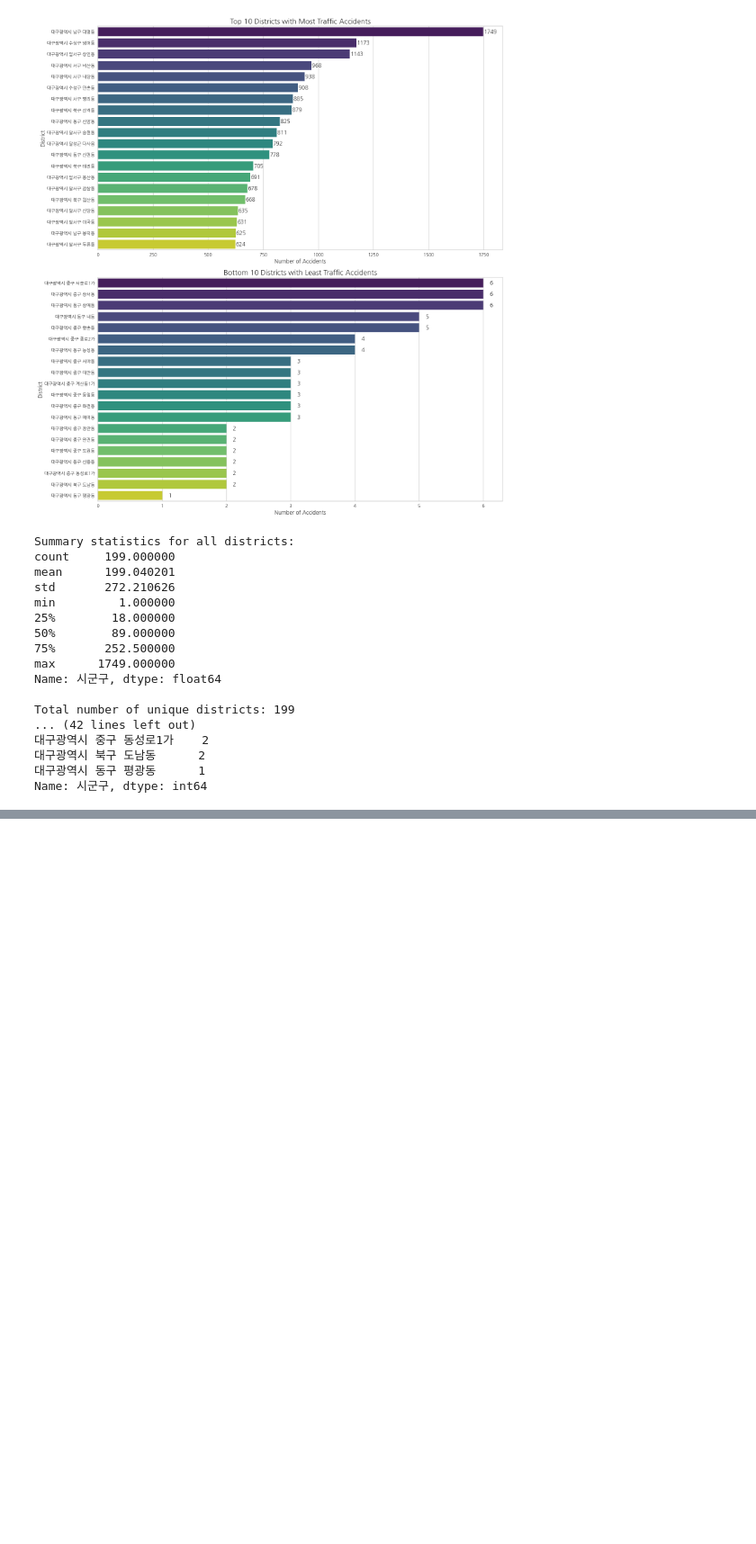
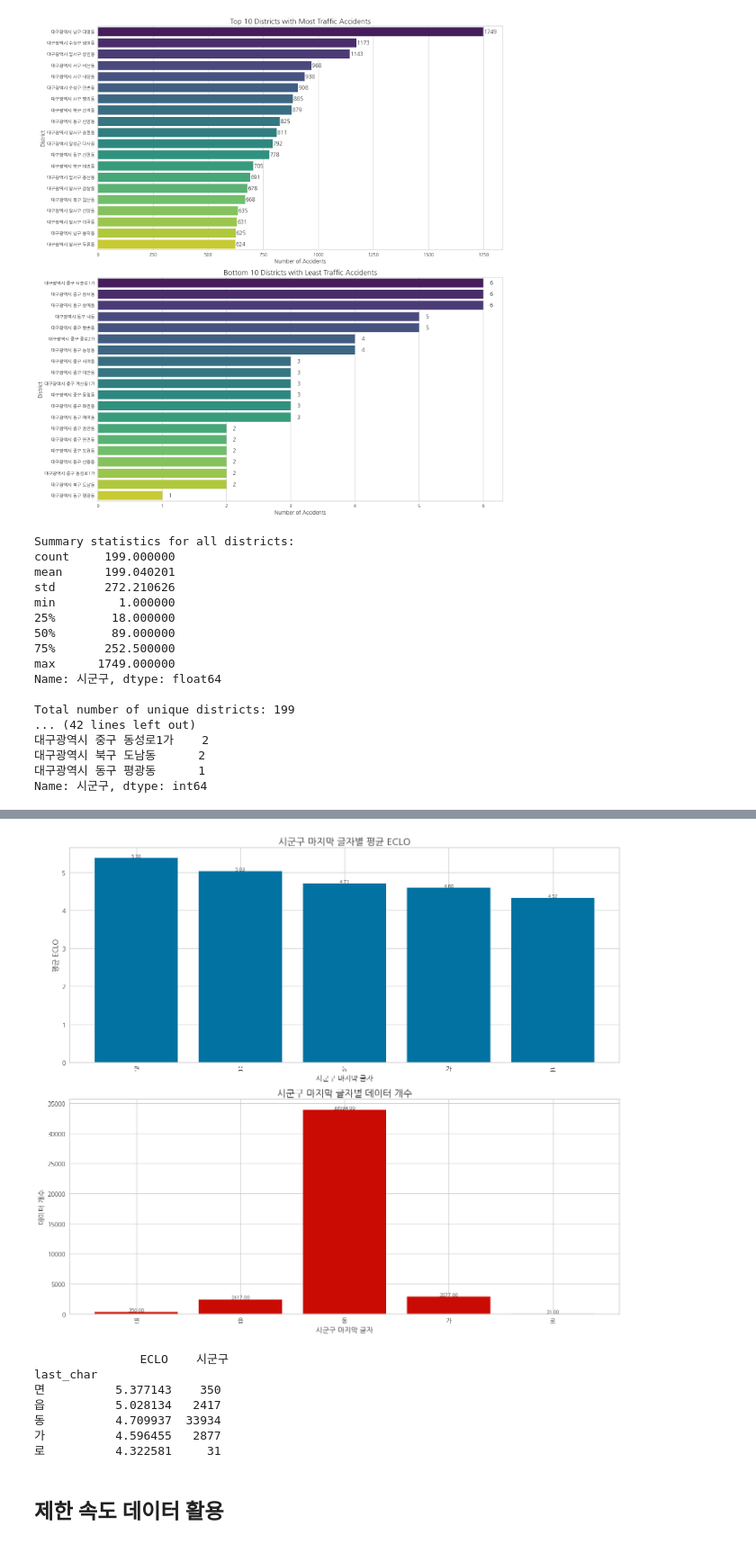
Before and after one commit to Boostcamp-AI-Tech-Recsys-team2/Prediction-of-Traffic-Accident-Victims-in-Daegu, a Jupyter notebook: EDA/EDA_geonhee.ipynb, the cells around one changed output, grey strips where cells are left out. Shown at 90% size. Saved outputs shown, nothing was run; the diff lists cells and outputs as text; code cells hidden in the pictures; blank space fills up the shorter version.

```diff
--- a/EDA/EDA_geonhee.ipynb
+++ b/EDA/EDA_geonhee.ipynb
@@ -388,0 +473,62 @@ Name: 시군구, dtype: int64
+# %%
+import pandas as pd
+import matplotlib.pyplot as plt
+
+# 데이터가 이미 'train'이라는 DataFrame에 로드되어 있다고 가정합니다.
+# 만약 그렇지 않다면, 아래 줄의 주석을 해제하고 파일 경로를 수정하세요.
+# train = pd.read_csv('your_data_file.csv')
+
+# '시군구' 컬럼의 마지막 글자를 추출하여 새로운 컬럼 생성
+train['last_char'] = train['시군구'].str[-1]
+
+# 마지막 글자를 기준으로 그룹화하고 'ECLO' 컬럼의 평균과 데이터 개수 계산
+grouped_data = train.groupby('last_char').agg({
+    'ECLO': 'mean',
+    '시군구': 'count'  # 데이터 개수를 세기 위해 아무 컬럼이나 사용 가능
+}).sort_values('ECLO', ascending=False)
+
+# 그래프 생성
+fig, (ax1, ax2) = plt.subplots(2, 1, figsize=(14, 12))
+
+# 평균 ECLO 막대 그래프 (상단 subplot)
+bars1 = ax1.bar(grouped_data.index, grouped_data['ECLO'], color='b')
+ax1.set_title("시군구 마지막 글자별 평균 ECLO", fontsize=16)
+ax1.set_xlabel("시군구 마지막 글자", fontsize=12)
+ax1.set_ylabel("평균 ECLO", fontsize=12)
+
+# 데이터 개수 막대 그래프 (하단 subplot)
+bars2 = ax2.bar(grouped_data.index, grouped_data['시군구'], color='r')
+ax2.set_title("시군구 마지막 글자별 데이터 개수", fontsize=16)
+ax2.set_xlabel("시군구 마지막 글자", fontsize=12)
+ax2.set_ylabel("데이터 개수", fontsize=12)
+
+# 각 막대 위에 값 표시
+def add_value_labels(ax, bars):
+    for bar in bars:
+        height = bar.get_height()
+        ax.text(bar.get_x() + bar.get_width()/2., height,
+                f'{height:.2f}',
+                ha='center', va='bottom', fontsize=8)
+
+add_value_labels(ax1, bars1)
+add_value_labels(ax2, bars2)
+
+# 그래프 간격 조정
+plt.tight_layout()
+
+# 그래프 표시
+plt.show()
+
+# 결과 출력
+print(grouped_data)
+# %% [output]
+[figure, added]
+               ECLO    시군구
+last_char
+면          5.377143    350
+읍          5.028134   2417
+동          4.709937  33934
+가          4.596455   2877
+로          4.322581     31
+# %% [markdown]
+## 제한 속도 데이터 활용
```
Also changed, not shown: parts of 15 cells of this notebook, 1 other file.
